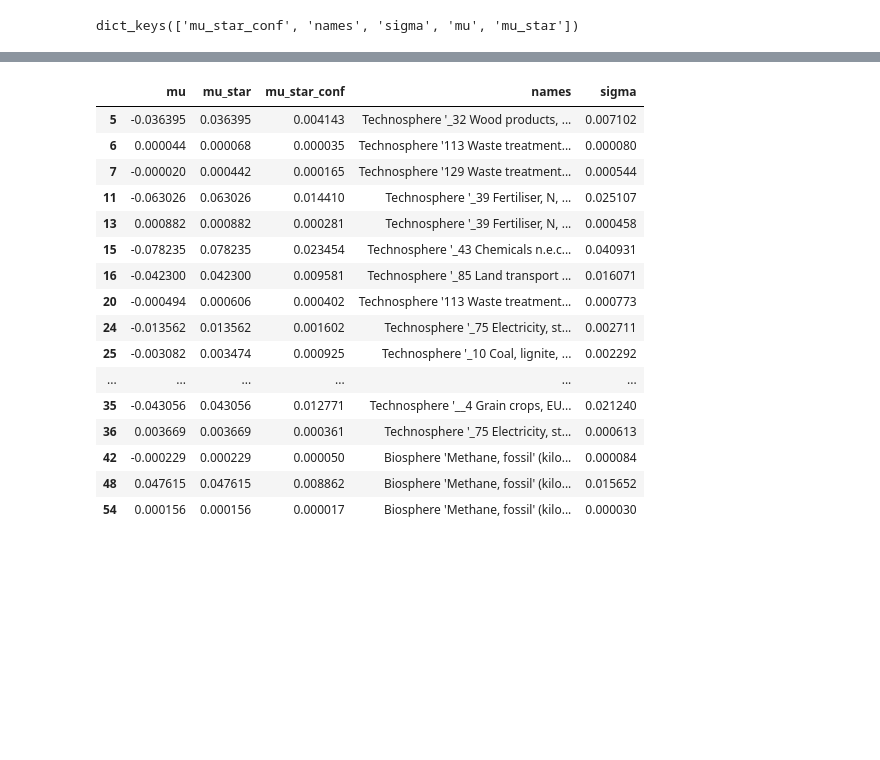
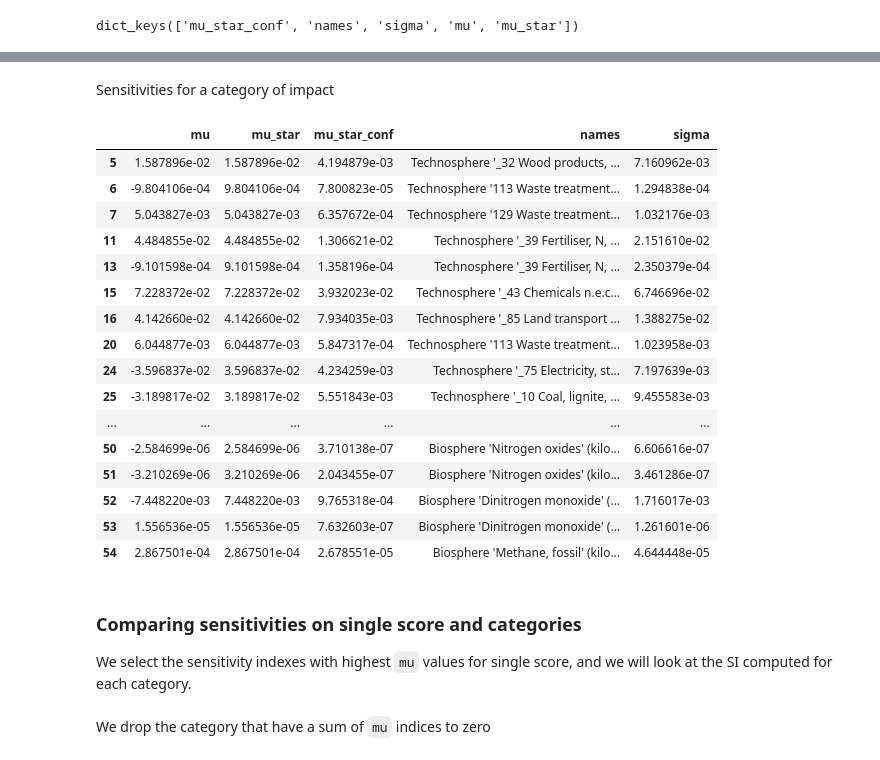
Before and after one commit to NicolasDumoulin/brightway2-sensitivity, a Jupyter notebook: GSA.ipynb, the cells around one changed output, grey strips where cells are left out. Cells and saved outputs as stored; diff of their text form; code cells hidden in the pictures; blank space fills up the shorter version.

Commit message:
fix in single_worker and plots added for comparing single score sensivity against sensitivity on each category

````diff
--- a/GSA.ipynb
+++ b/GSA.ipynb
@@ -219,7 +219,7 @@ class ParallelGSALCA:
     def single_worker(self, sample):
         '''
         Computes the lcia impacts for the given data sampling corresponding to the initial morris problem.
-        Returns an array of impacts.
+        Returns an array containing the aggregated score and then the impacts for each category.
         '''
         lca = LCA(self.demand, self.method)
         lca.load_lci_data()
@@ -242,10 +242,11 @@ class ParallelGSALCA:
             lca.lci_calculation()
         if lca.lcia:
             lca.lcia_calculation()
-        return np.array(lca.characterized_inventory.sum(axis=1)).ravel() #lca.score
+        return np.concatenate(([lca.score], np.array(lca.characterized_inventory.sum(axis=1).ravel())[0]))
     def gsa(self, A_indices, B_indices, number_of_trajectories, progressBar=True, cpus=None, chunk_size=None):
         '''
         Samples the A and B element using Morris method and return the computed impact
+        for the aggregated score and then for each category of impact.
         '''
         self.A_indices = A_indices
         self.B_indices = B_indices
@@ -260,7 +261,7 @@ class ParallelGSALCA:
         if progressBar:
             bar = pyprind.ProgBar(max(1,math.ceil(len(self.samples)/self.chunk_size)))
         chunks = []
-        scores = [[] for i in range(lca.characterization_matrix.shape[0])]
+        scores = [[] for i in range(1 + lca.characterization_matrix.shape[0])]
         # store in 'stores' all the mid-point impact
         for sample in self.samples:
             chunks.append(sample)
@@ -293,7 +295,6 @@ Total time elapsed: 00:01:10
 Now, we can inspect the Sobol indices with the ```analyse``` method, for each category of impact.
 # %%
-impact = 1
-si = gsalca.gsa_analyse()[impact]
-print(si.keys())
+analyse = gsalca.gsa_analyse()
+print(analyse[0].keys())
 # %% [output]
 dict_keys(['mu_star_conf', 'names', 'sigma', 'mu', 'mu_star'])
@@ -300,21 +324,26 @@ dict_keys(['mu_star_conf', 'names', 'sigma', 'mu', 'mu_star'])
+# %% [markdown]
+Sensitivities for a category of impact
 # %%
-df=DataFrame(si)
+df=DataFrame(analyse[1])
 df[df['mu']!=0]
 # %% [output]
 |  | mu | mu_star | mu_star_conf | names | sigma |
-| 5 | -0.036395 | 0.036395 | 0.004143 | Technosphere '_32 Wood products, ... | 0.007102 |
-| 6 | 0.000044 | 0.000068 | 0.000035 | Technosphere '113 Waste treatment... | 0.000080 |
-| 7 | -0.000020 | 0.000442 | 0.000165 | Technosphere '129 Waste treatment... | 0.000544 |
-| 11 | -0.063026 | 0.063026 | 0.014410 | Technosphere '_39 Fertiliser, N, ... | 0.025107 |
-| 13 | 0.000882 | 0.000882 | 0.000281 | Technosphere '_39 Fertiliser, N, ... | 0.000458 |
-| 15 | -0.078235 | 0.078235 | 0.023454 | Technosphere '_43 Chemicals n.e.c... | 0.040931 |
-| 16 | -0.042300 | 0.042300 | 0.009581 | Technosphere '_85 Land transport ... | 0.016071 |
-| 20 | -0.000494 | 0.000606 | 0.000402 | Technosphere '113 Waste treatment... | 0.000773 |
-| 24 | -0.013562 | 0.013562 | 0.001602 | Technosphere '_75 Electricity, st... | 0.002711 |
-| 25 | -0.003082 | 0.003474 | 0.000925 | Technosphere '_10 Coal, lignite, ... | 0.002292 |
+| 5 | 1.587896e-02 | 1.587896e-02 | 4.194879e-03 | Technosphere '_32 Wood products, ... | 7.160962e-03 |
+| 6 | -9.804106e-04 | 9.804106e-04 | 7.800823e-05 | Technosphere '113 Waste treatment... | 1.294838e-04 |
+| 7 | 5.043827e-03 | 5.043827e-03 | 6.357672e-04 | Technosphere '129 Waste treatment... | 1.032176e-03 |
+| 11 | 4.484855e-02 | 4.484855e-02 | 1.306621e-02 | Technosphere '_39 Fertiliser, N, ... | 2.151610e-02 |
+| 13 | -9.101598e-04 | 9.101598e-04 | 1.358196e-04 | Technosphere '_39 Fertiliser, N, ... | 2.350379e-04 |
+| 15 | 7.228372e-02 | 7.228372e-02 | 3.932023e-02 | Technosphere '_43 Chemicals n.e.c... | 6.746696e-02 |
+| 16 | 4.142660e-02 | 4.142660e-02 | 7.934035e-03 | Technosphere '_85 Land transport ... | 1.388275e-02 |
+| 20 | 6.044877e-03 | 6.044877e-03 | 5.847317e-04 | Technosphere '113 Waste treatment... | 1.023958e-03 |
+| 24 | -3.596837e-02 | 3.596837e-02 | 4.234259e-03 | Technosphere '_75 Electricity, st... | 7.197639e-03 |
+| 25 | -3.189817e-02 | 3.189817e-02 | 5.551843e-03 | Technosphere '_10 Coal, lignite, ... | 9.455583e-03 |
 | ... | ... | ... | ... | ... | ... |
-| 35 | -0.043056 | 0.043056 | 0.012771 | Technosphere '__4 Grain crops, EU... | 0.021240 |
-| 36 | 0.003669 | 0.003669 | 0.000361 | Technosphere '_75 Electricity, st... | 0.000613 |
-| 42 | -0.000229 | 0.000229 | 0.000050 | Biosphere 'Methane, fossil' (kilo... | 0.000084 |
-| 48 | 0.047615 | 0.047615 | 0.008862 | Biosphere 'Methane, fossil' (kilo... | 0.015652 |
-| 54 | 0.000156 | 0.000156 | 0.000017 | Biosphere 'Methane, fossil' (kilo... | 0.000030 |
+| 50 | -2.584699e-06 | 2.584699e-06 | 3.710138e-07 | Biosphere 'Nitrogen oxides' (kilo... | 6.606616e-07 |
+| 51 | -3.210269e-06 | 3.210269e-06 | 2.043455e-07 | Biosphere 'Nitrogen oxides' (kilo... | 3.461286e-07 |
+| 52 | -7.448220e-03 | 7.448220e-03 | 9.765318e-04 | Biosphere 'Dinitrogen monoxide' (... | 1.716017e-03 |
+| 53 | 1.556536e-05 | 1.556536e-05 | 7.632603e-07 | Biosphere 'Dinitrogen monoxide' (... | 1.261601e-06 |
+| 54 | 2.867501e-04 | 2.867501e-04 | 2.678551e-05 | Biosphere 'Methane, fossil' (kilo... | 4.644448e-05 |
+# %% [markdown]
+### Comparing sensitivities on single score and categories
+We select the sensitivity indexes with highest ```mu``` values for single score, and we will look at the SI computed for each category.
@@ -320,0 +354,2 @@ df[df['mu']!=0]
+# %% [markdown]
+We drop the category that have a sum of ```mu``` indices to zero
````
Also changed, not shown: parts of 8 cells of this notebook.
